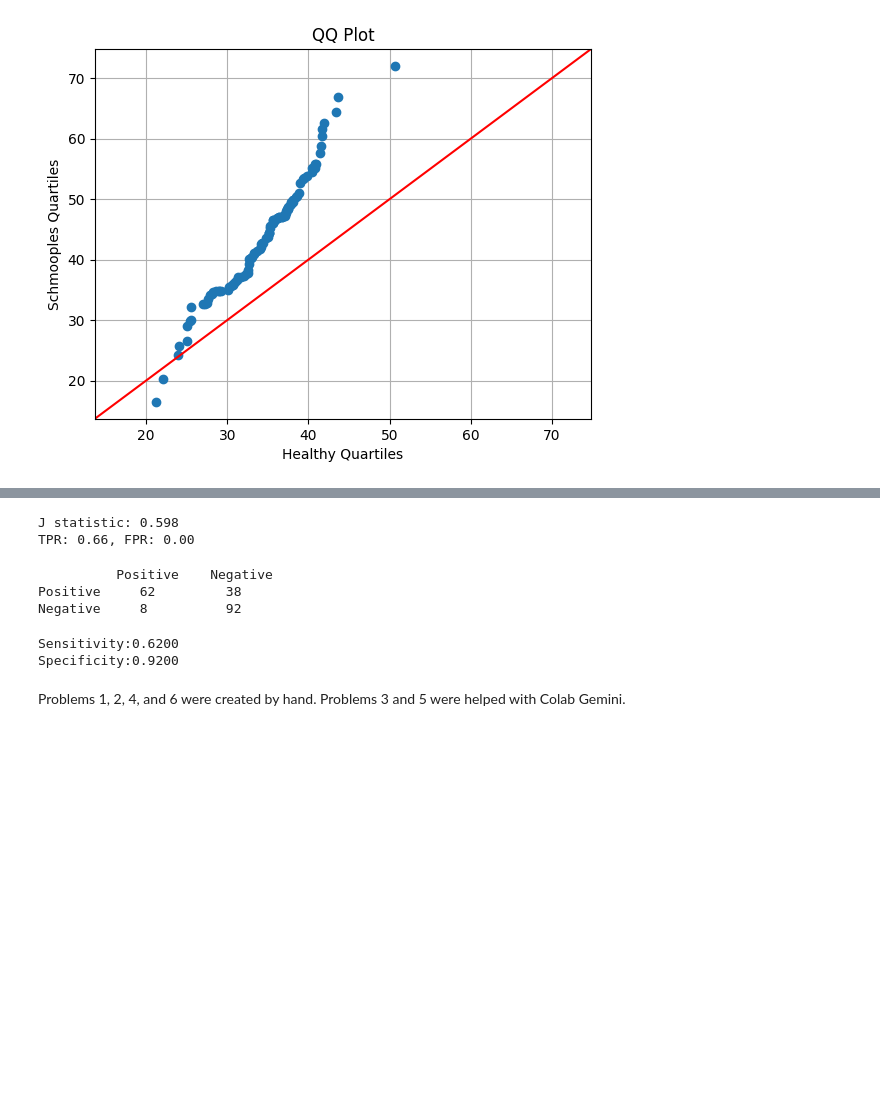
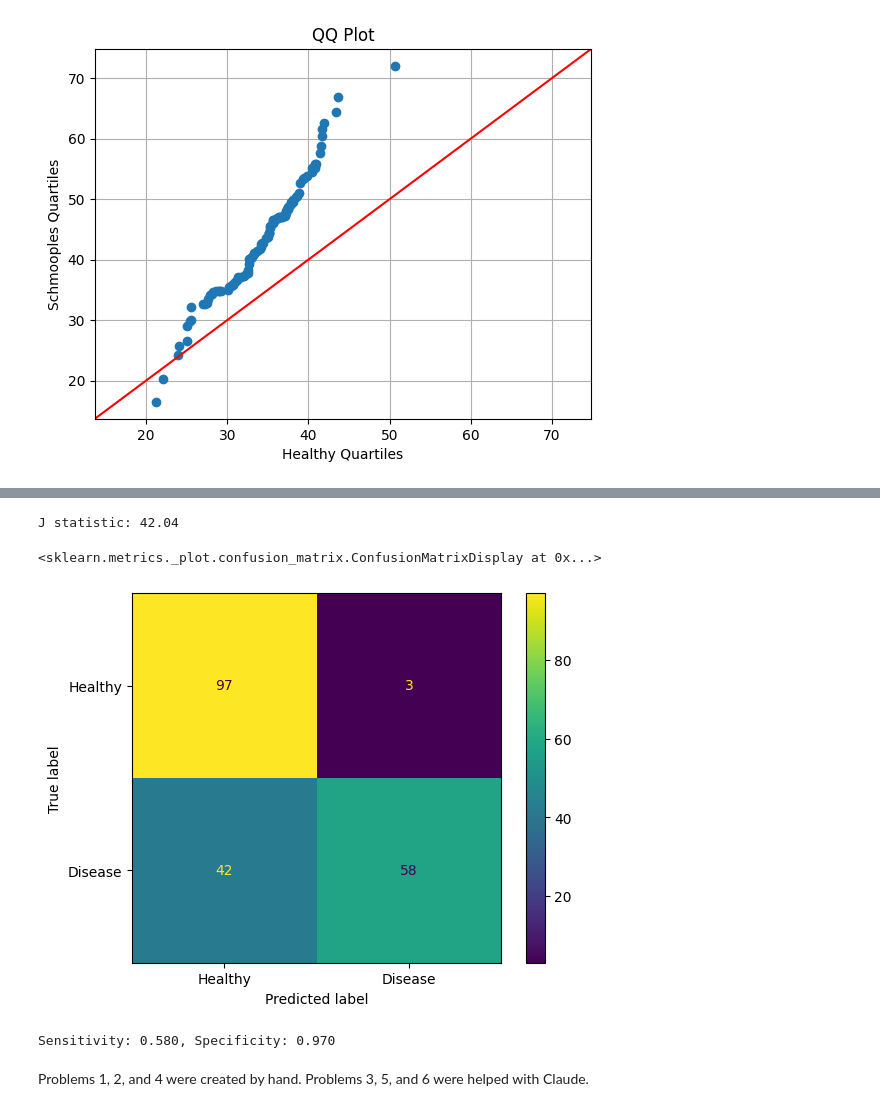
Before and after one commit to abrown12005/BME-4972_4973, a Jupyter notebook: ImagesInMedicine/HW4.ipynb, the cells around one changed output, grey strips where cells are left out. Drawn from its saved outputs; the diff is of its cells as text; code cells hidden in the pictures; blank space fills up the shorter version.

```diff
--- a/ImagesInMedicine/HW4.ipynb
+++ b/ImagesInMedicine/HW4.ipynb
@@ -122,43 +87,27 @@ plt.show()
 # %%
 #Problem 4
 #Identify the best threshold at which healthy/schmooples cases are best separated
-j_scores = tpr - fpr
-best_idx = np.argmax(j_scores)
-optimal_threshold = thresholds[best_idx]
-
-print(f"J statistic: {optimal_threshold:.3f}")
-print(f"TPR: {tpr[best_idx]:.2f}, FPR: {fpr[best_idx]:.2f}")
+best = thr[np.argmax(tpr - fpr)]
+print(f"J statistic: {best:.2f}")
 # %% [output]
-J statistic: 0.598
-TPR: 0.66, FPR: 0.00
+J statistic: 42.04
-# %%
-#Problem 5
-#Make a confusion matrix for the data given your choice of threshold
-y_probs_full = model.predict_proba(X_combined)[:, 1]
-
-predicted_full = (y_probs_full >= optimal_threshold).astype(int)
-
-#Make sure true positives are in the upper left side
-cm = confusion_matrix(y_labels, predicted_full, labels=[1, 0])
-
-#Label the matrix
-print('          Positive    Negative')
-print('Positive     {}         {}'.format(cm[0,0], cm[0,1]))
-print('Negative     {}          {}'.format(cm[1,0], cm[1,1]))
-# %% [output]
-          Positive    Negative
-Positive     62         38
-Negative     8          92
-# %%
-#Problem 6
-#What is the sensitivity and specificity of the 'plook' index given your threshold?
-
-Sn = cm[0,0] / (cm[0,0] + cm[0,1])
-Sp = cm[1,1] / (cm[1,1] + cm[1,0])
-
-print(f'Sensitivity:{Sn:.4f}\nSpecificity:{Sp:.4f}')
-# %% [output]
-Sensitivity:0.6200
-Specificity:0.9200
+# %%
+#Problem 5
+#Make a confusion matrix for the data given your choice of threshold
+ConfusionMatrixDisplay.from_predictions(y, x >= best, display_labels=['Healthy', 'Disease'])
+# %% [output]
+<sklearn.metrics._plot.confusion_matrix.ConfusionMatrixDisplay at 0x...>
+[figure, added]
+# %%
+#Problem 6
+#What is the sensitivity and specificity of the 'plook' index given your threshold?
+from sklearn.metrics import confusion_matrix
+
+tn, fp, fn, tp = confusion_matrix(y, x >= best).flatten()
+sensitivity = tp / (tp + fn)
+specificity = tn / (tn + fp)
+print(f"Sensitivity: {sensitivity:.3f}, Specificity: {specificity:.3f}")
+# %% [output]
+Sensitivity: 0.580, Specificity: 0.970
 # %% [markdown]
-Problems 1, 2, 4, and 6 were created by hand. Problems 3 and 5 were helped with Colab Gemini.
+Problems 1, 2, and 4 were created by hand. Problems 3, 5, and 6 were helped with Claude.
```
Also changed, not shown: parts of 3 cells of this notebook.
